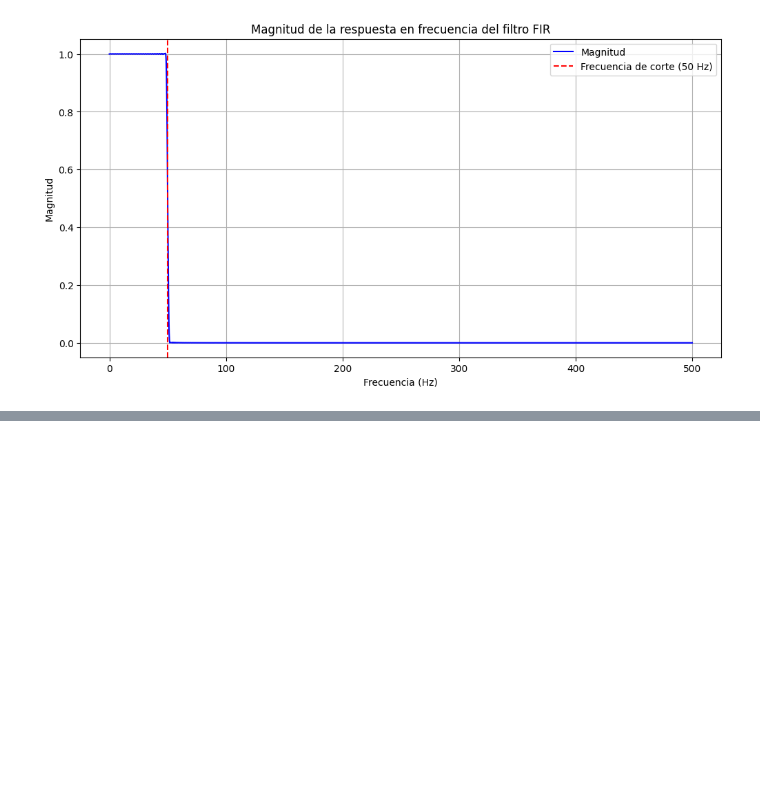
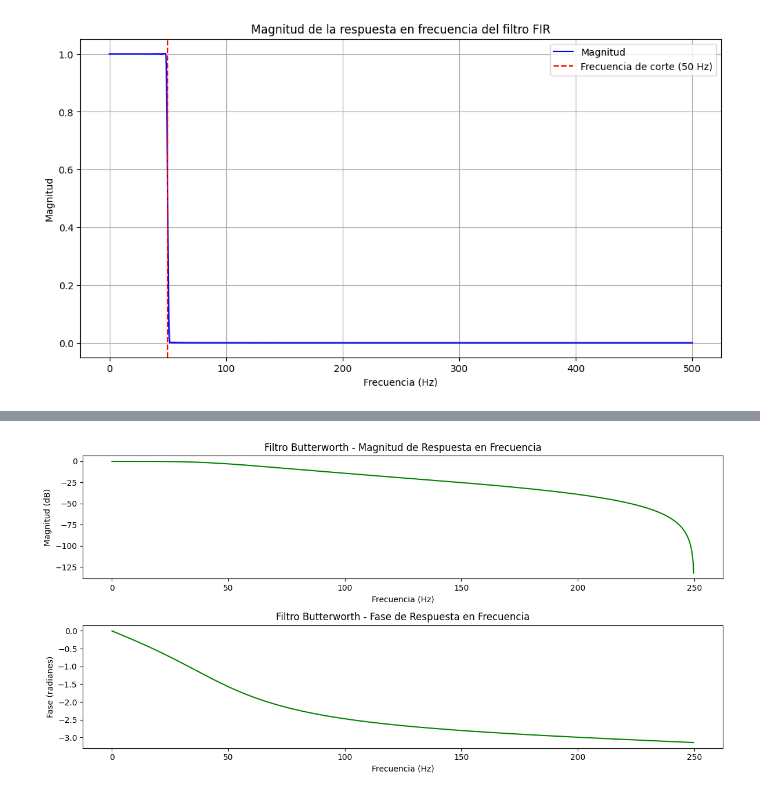
Before and after one commit to May3012/LAB4_PDS, a Jupyter notebook: tarea_asincrona_20210548.ipynb, the cells around one changed output, grey strips where cells are left out. Cells and saved outputs as stored; diff of their text form; code cells hidden in the pictures; blank space fills up the shorter version.

```diff
--- a/tarea_asincrona_20210548.ipynb
+++ b/tarea_asincrona_20210548.ipynb
@@ -111,0 +321,24 @@ plt.show()
+# %%
+# b) Filtro Butterworth usando la transformación bilineal
+b_butter, a_butter = signal.butter(order, fc, 'low', fs=fs)
+
+# Cálculo de la respuesta en frecuencia
+w, h_butter = signal.freqz(b_butter, a_butter, worN=1024, fs=fs)
+
+# Gráfico de la magnitud y fase del filtro Butterworth
+plt.figure(figsize=(12, 6))
+plt.subplot(2, 1, 1)
+plt.plot(w, 20 * np.log10(abs(h_butter)), 'g')
+plt.title("Filtro Butterworth - Magnitud de Respuesta en Frecuencia")
+plt.xlabel("Frecuencia (Hz)")
+plt.ylabel("Magnitud (dB)")
+
+plt.subplot(2, 1, 2)
+plt.plot(w, np.angle(h_butter), 'g')
+plt.title("Filtro Butterworth - Fase de Respuesta en Frecuencia")
+plt.xlabel("Frecuencia (Hz)")
+plt.ylabel("Fase (radianes)")
+plt.tight_layout()
+plt.show()
+# %% [output]
+[figure, added]
```
Also changed, not shown: parts of 10 cells of this notebook.
